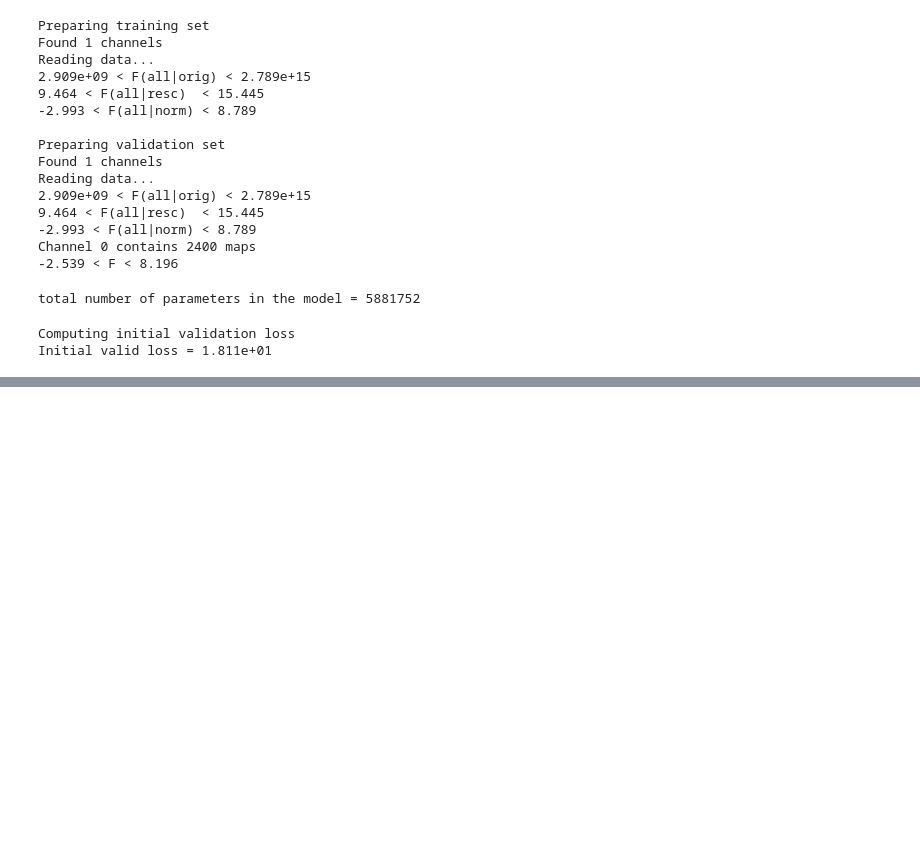
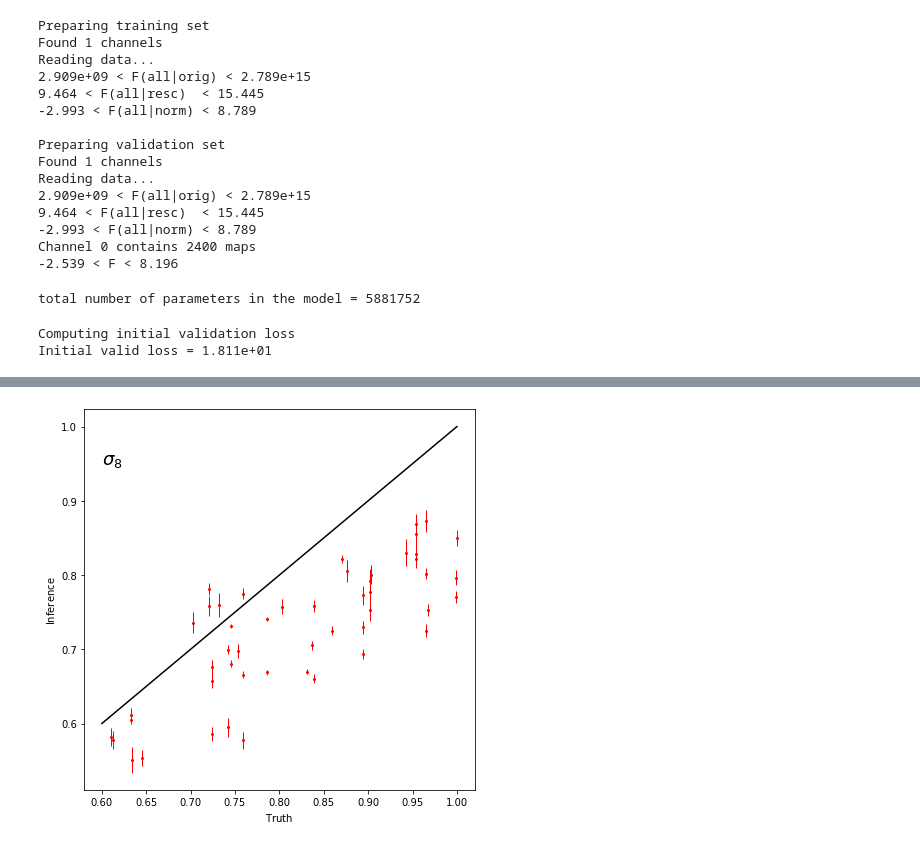
Before and after one commit to Chris-Pedersen/LearnableWavelets, a Jupyter notebook: playground/camels_analysis.ipynb, the cells around one changed output, grey strips where cells are left out. Saved outputs shown, nothing was run; the diff lists cells and outputs as text; code cells hidden in the pictures; blank space fills up the shorter version.

```diff
--- a/playground/camels_analysis.ipynb
+++ b/playground/camels_analysis.ipynb
@@ -589,0 +728,13 @@ print('Time take (h):', "{:.4f}".format((stop-start)/3600.0))
+# %%
+fig=plt.figure(figsize=(7,7))
+plt.xlabel(r'${\rm Truth}$')
+plt.ylabel(r'${\rm Inference}$')
+plt.text(0.6, 0.95, r'$\sigma_8$',fontsize=18)
+
+plt.errorbar(params_true[indexes,1], params_NN[indexes,1], errors_NN[indexes,1],
+             linestyle='None', lw=1, fmt='o', ms=2, elinewidth=1, capsize=0, c='r')
+plt.plot([0.6,1.0], [0.6,1.0], color='k')
+
+plt.show()
+# %% [output]
+[figure, added]
```
Also changed, not shown: parts of 5 cells of this notebook, 3 other files.
